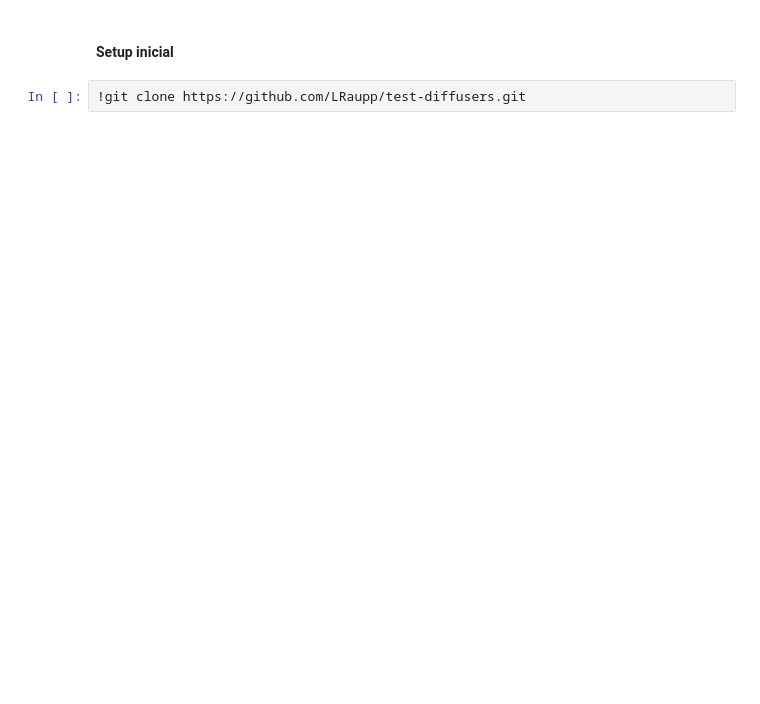
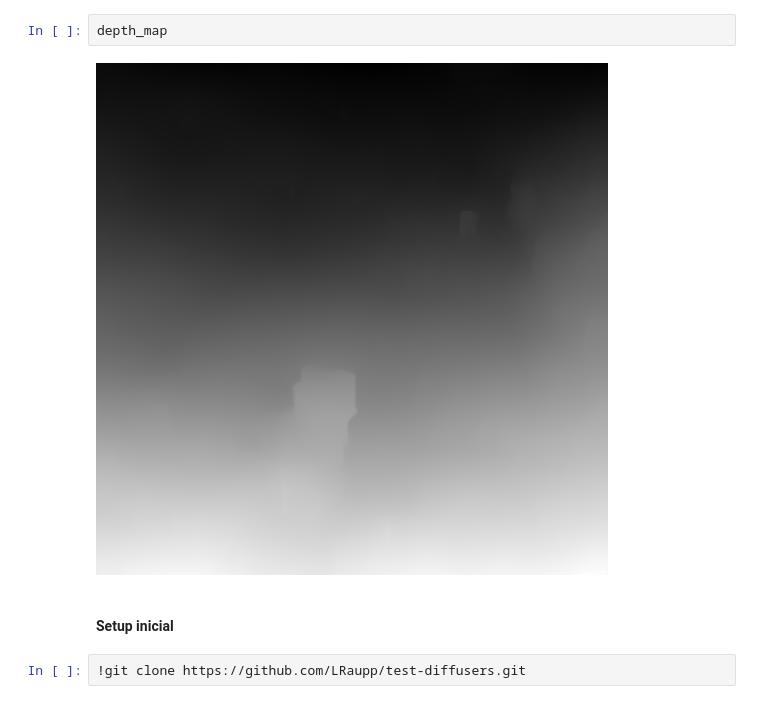
Before and after one commit to LRaupp/test-diffusers, a Jupyter notebook: test.ipynb, the cells around one changed output. Drawn from its saved outputs; the diff is of its cells as text; blank space fills up the shorter version.

```diff
--- a/test.ipynb
+++ b/test.ipynb
@@ -1,3 +141,7 @@
+# %%
+depth_map
+# %% [output]
+[figure, added]
 # %% [markdown]
 #### Setup inicial
 # %%
```
Also changed, not shown: parts of 9 cells of this notebook, 2 other files.
